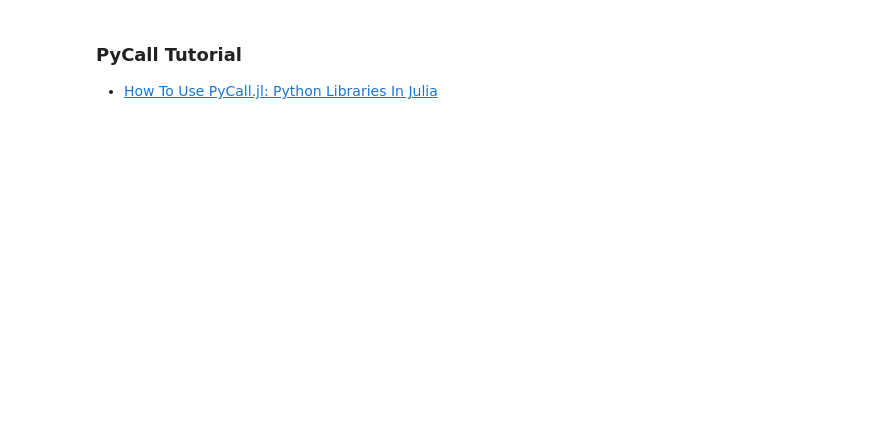
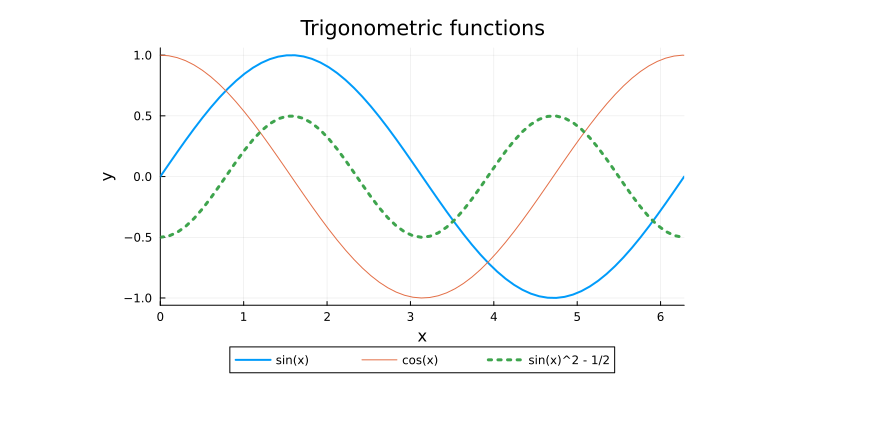
Before and after one commit to ub-dems/dve-sample-r, a Jupyter notebook: notebooks/samples/julia-env/julia-check.ipynb, the cells around one changed output. Drawn from its saved outputs; the diff is of its cells as text; code cells hidden in the pictures; blank space fills up the shorter version.

Commit message:
notebooks, Plots.jl

```diff
--- a/notebooks/samples/julia-env/julia-check.ipynb
+++ b/notebooks/samples/julia-env/julia-check.ipynb
@@ -45,4 +111,15 @@ title("A sinusoidally modulated sinusoid")
-# %% [markdown]
-### PyCall Tutorial
-
-* [How To Use PyCall.jl: Python Libraries In Julia](https://towardsdatascience.com/how-to-use-pycall-jl-python-libraries-in-julia-7f0e7a47ba70)
+# %%
+x = range(0, 10, length=100)
+y1 = sin.(x)
+y2 = cos.(x)
+y3 = @. sin(x)^2 - 1/2
+
+plot(x, [y1 y2], label=["sin(x)" "cos(x)"], lw=[2 1])
+plot!(x, y3, label="sin(x)^2 - 1/2", lw=3, ls=:dot)
+plot!(legend=:outerbottom, legendcolumns=3)
+xlims!(0, 2pi)
+title!("Trigonometric functions")
+xlabel!("x")
+ylabel!("y")
+# %% [output]
+[figure, added]
```
Also changed, not shown: parts of 11 cells of this notebook, 9 other files.
